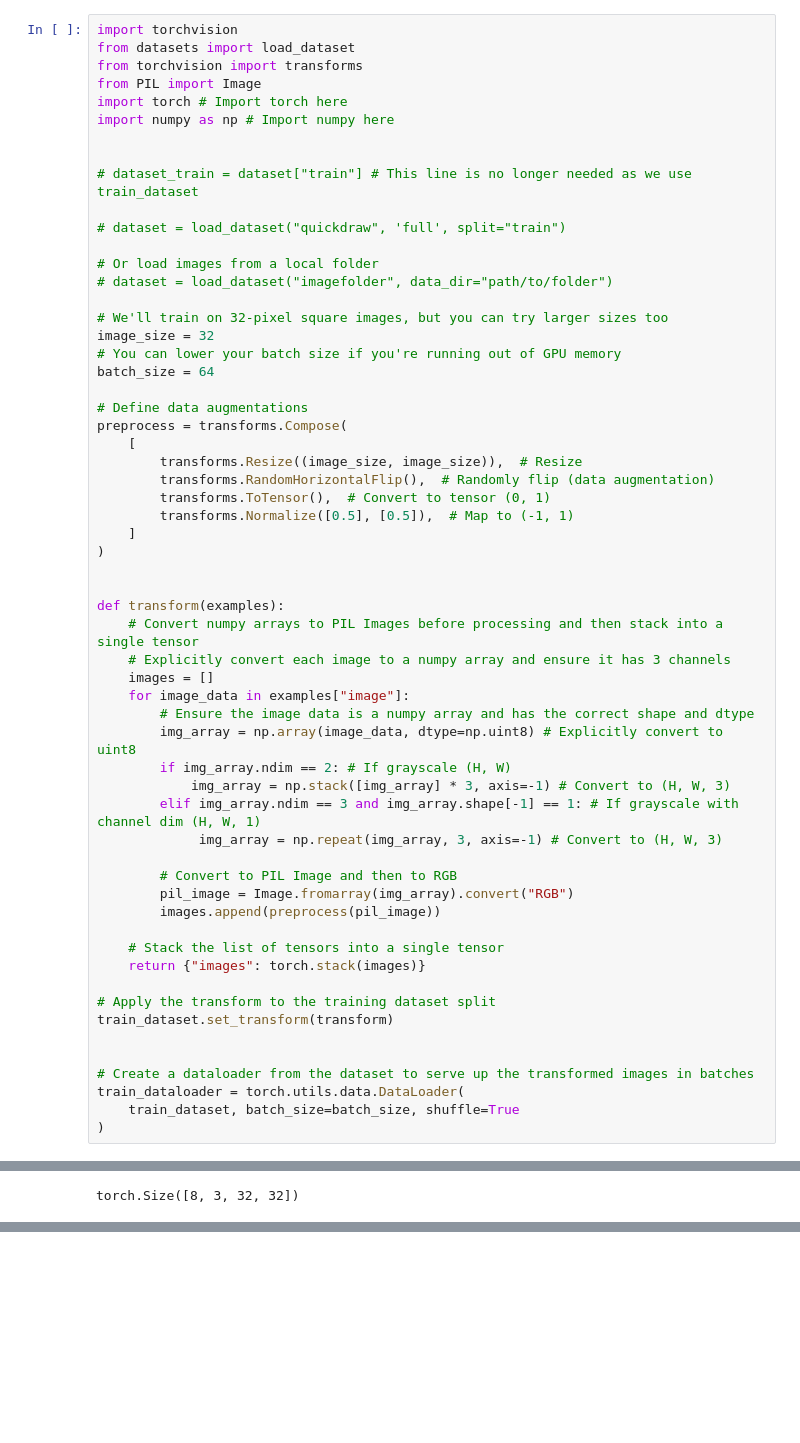
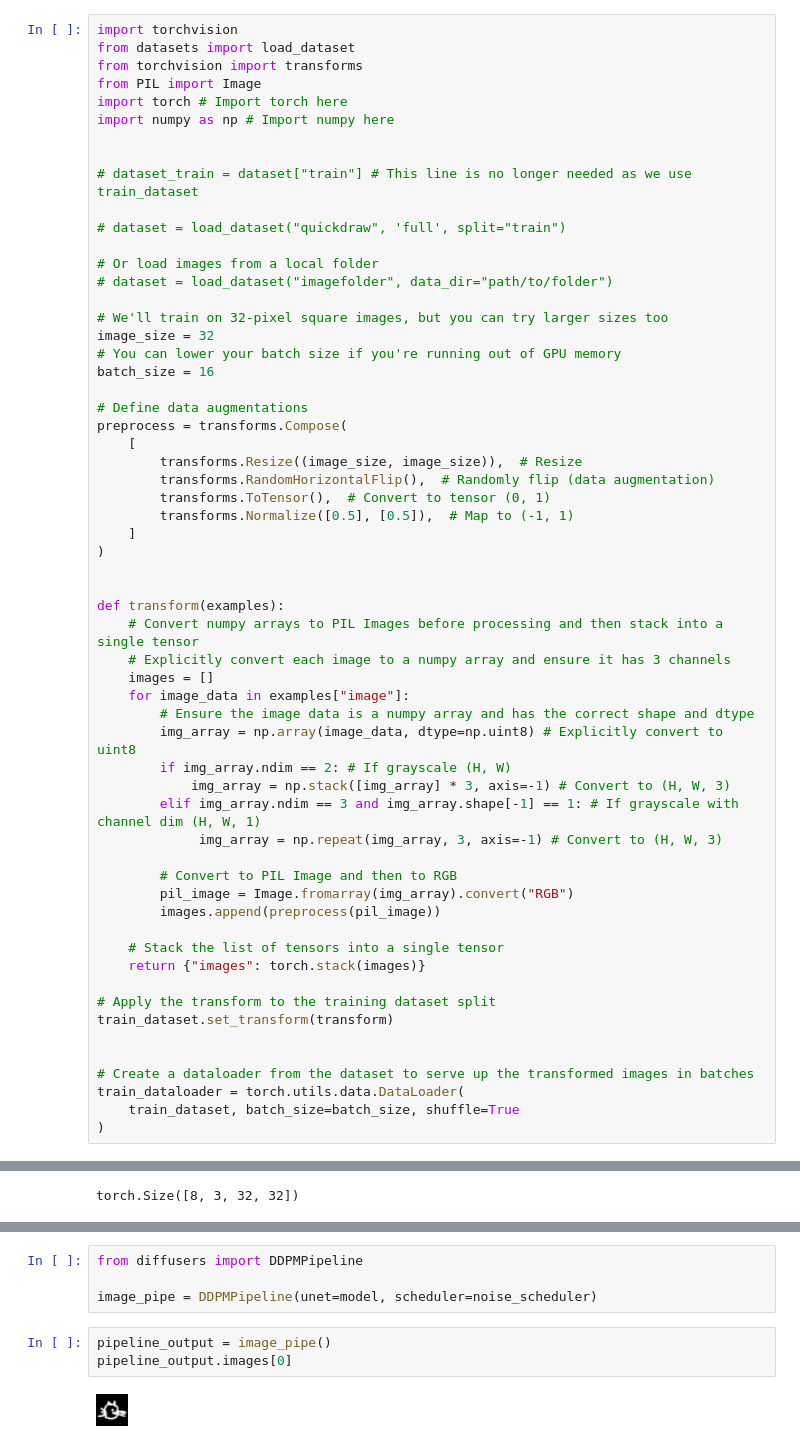
Before and after one commit to jameswbaker/draw-diffusers, a Jupyter notebook: QuickDrawDiffusion.ipynb, the cells around one changed output, grey strips where cells are left out. Cells and saved outputs as stored; diff of their text form; blank space fills up the shorter version.

```diff
--- a/QuickDrawDiffusion.ipynb
+++ b/QuickDrawDiffusion.ipynb
@@ -121,7 +140,7 @@ import numpy as np # Import numpy here
 # We'll train on 32-pixel square images, but you can try larger sizes too
 image_size = 32
 # You can lower your batch size if you're running out of GPU memory
-batch_size = 64
+batch_size = 16
 
 # Define data augmentations
 preprocess = transforms.Compose(
@@ -301,0 +355,9 @@ plt.show()
+# %%
+from diffusers import DDPMPipeline
+
+image_pipe = DDPMPipeline(unet=model, scheduler=noise_scheduler)
+# %%
+pipeline_output = image_pipe()
+pipeline_output.images[0]
+# %% [output]
+[figure, added]
```
Also changed, not shown: parts of 27 cells of this notebook.
